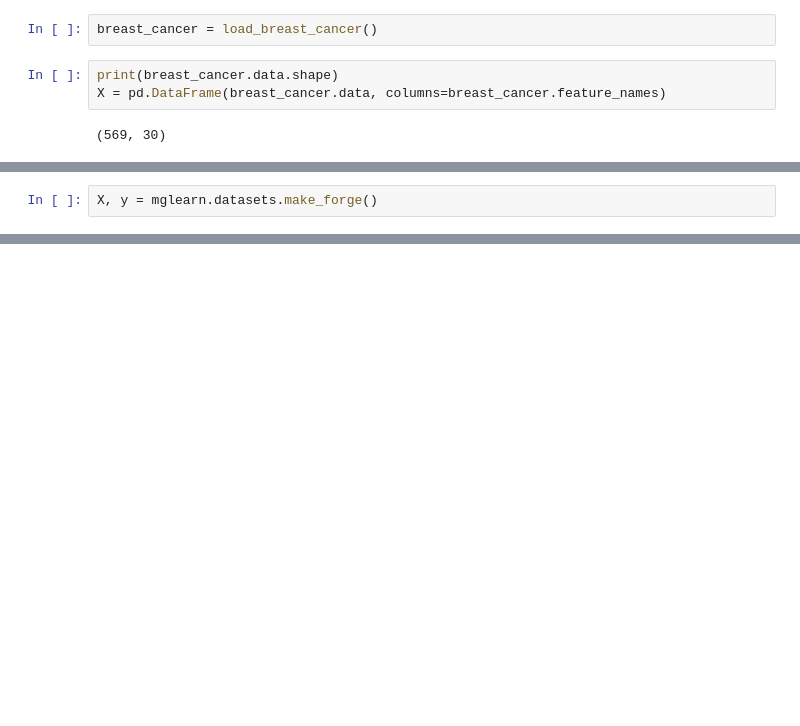
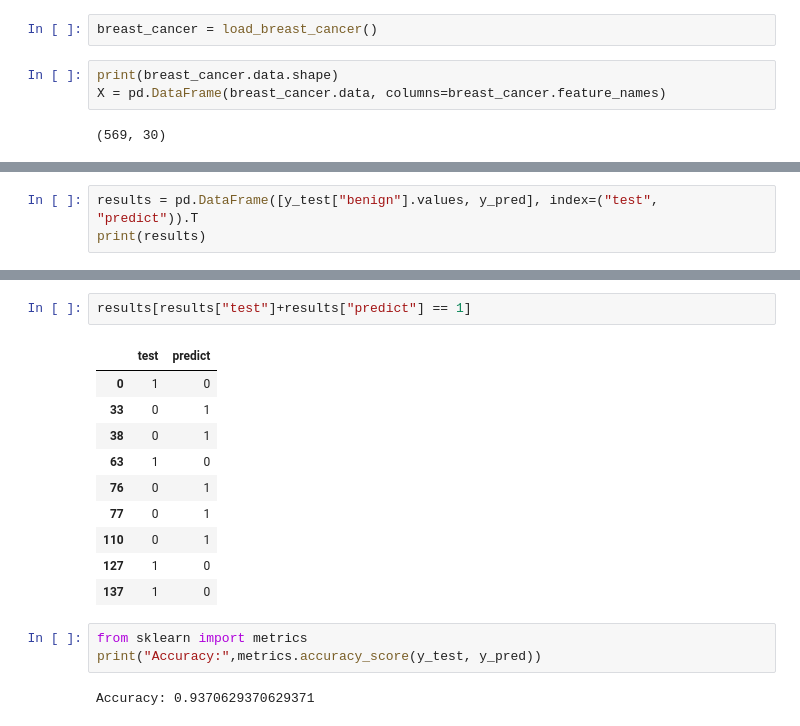
Before and after one commit to greendaygh/bioengml, a Jupyter notebook: bioeng-ml-python.ipynb, the cells around one changed output, grey strips where cells are left out. Drawn from its saved outputs; the diff is of its cells as text; blank space fills up the shorter version.

```diff
--- a/bioeng-ml-python.ipynb
+++ b/bioeng-ml-python.ipynb
@@ -1283,2 +1329,0 @@ y
-# %%
-X, y = mglearn.datasets.make_forge()
@@ -1687,0 +1383,3 @@ tensor board 실습
+# %%
+results = pd.DataFrame([y_test["benign"].values, y_pred], index=("test", "predict")).T
+print(results)
@@ -1687,0 +1401,18 @@ tensor board 실습
+# %%
+results[results["test"]+results["predict"] == 1]
+# %% [output]
+|  | test | predict |
+| 0 | 1 | 0 |
+| 33 | 0 | 1 |
+| 38 | 0 | 1 |
+| 63 | 1 | 0 |
+| 76 | 0 | 1 |
+| 77 | 0 | 1 |
+| 110 | 0 | 1 |
+| 127 | 1 | 0 |
+| 137 | 1 | 0 |
+# %%
+from sklearn import metrics
+print("Accuracy:",metrics.accuracy_score(y_test, y_pred))
+# %% [output]
+Accuracy: 0.9370629370629371
```
Also changed, not shown: parts of 124 cells of this notebook, 8 other files.
